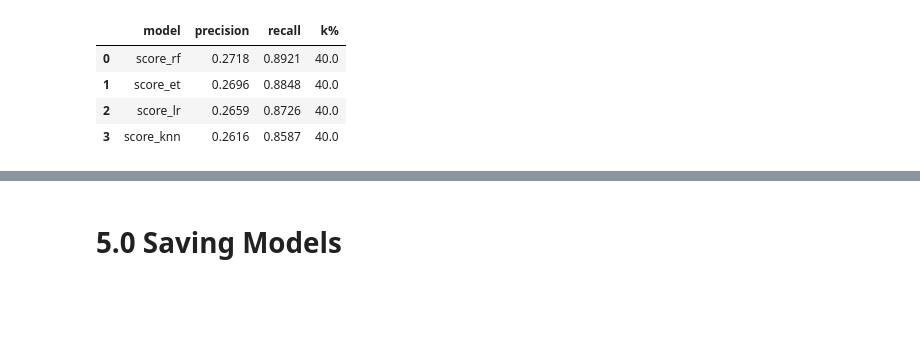
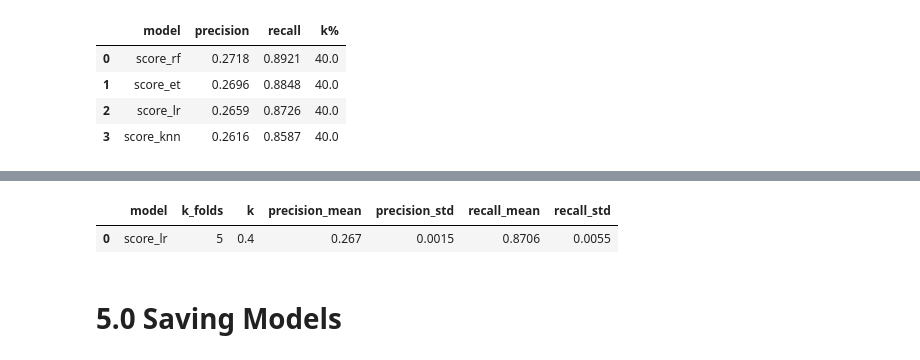
Before and after one commit to joaomj/health_insurance_cross_sell, a Jupyter notebook: health_insurance_cross-sell/notebooks/machine_learning.ipynb, the cells around one changed output, grey strips where cells are left out. Saved outputs shown, nothing was run; the diff lists cells and outputs as text; code cells hidden in the pictures; blank space fills up the shorter version.

Commit message:
K-Fold cross validation implementation started

```diff
--- a/health_insurance_cross-sell/notebooks/machine_learning.ipynb
+++ b/health_insurance_cross-sell/notebooks/machine_learning.ipynb
@@ -20,7 +20,10 @@ from sklearn import linear_model as lm
 # %% [markdown]
 # 0.1. Helper Functions
 # %%
-def precision_at_k (data, score, k = 2000):
+def precision_at_k (data, score, sample_perc = 0.5):
+
+    # transform sample_perc into k-row value
+    k = int(len(data) * sample_perc) # get corresponding row of the dataset
 
     # sort list by propensity score value
     data = data.sort_values(score, ascending = False)
@@ -36,7 +39,10 @@ def precision_at_k (data, score, k = 2000):
     # return precision value at k row
     return data.loc[k, 'precision_at_k']
 
-def recall_at_k (data, score, k = 2000):
+def recall_at_k (data, score, sample_perc = 0.5):
+
+    # transform sample_perc into k-row value
+    k = int(len(data) * sample_perc) # get corresponding row of the dataset
 
     # sort list by propensity score value
     data = data.sort_values(score, ascending = False)
@@ -345,15 +353,13 @@ df_perf['score_et'] = yhat_et[:,1].tolist() # get all propensity score values of
 # propensity score - from Random Forest Model
 df_perf['score_rf'] = yhat_rf[:,1].tolist() # get all propensity score values of response = 1 then converts to list
 
-
-sample_perc = 0.4 # % of sample
-k = int(len(df_perf) * sample_perc) # get corresponding row of the dataset
-
+# models to evaluate
 scores = ['score_knn', 'score_lr', 'score_et', 'score_rf']
 
+# create list to store performance metrics
+performance = []
 
-# create lists to store performance metrics
-performance = []
+k = 0.4 # sample percentage
 
 for i in scores:
     # compute Precision at k (Precision Top K) = ratio of True Positives within all Positives?
@@ -367,7 +373,7 @@ for i in scores:
 
 # convert performance metrics list to dataframe
 df_perf_rank = pd.DataFrame(performance, columns = ['model', 'precision', 'recall', 'k%'])
-df_perf_rank['k%'] = (df_perf_rank['k%'] / len(df_perf)) * 100
+df_perf_rank['k%'] = df_perf_rank['k%'] * 100
 df_perf_rank = df_perf_rank.round(decimals = {'precision' : 4, 'recall' : 4 , 'k%' : 0}).sort_values('recall', ascending = False).reset_index(drop=True)
 # %%
 df_perf_rank
@@ -380,3 +456,26 @@ df_perf_rank
+# %%
+rank = pd.DataFrame(performance, columns = ['model', 'precision', 'recall', 'k%'])
+rank['k%'] = rank['k%'] * 100
+# rank = rank.round(decimals = {'precision' : 4, 'recall' : 4 , 'k%' : 0}).sort_values('recall', ascending = False).reset_index(drop=True)
+
+# print('Recall Mean is: ', format(rank['recall'].mean()))
+# print('Recall Standard Deviation is: ', format(rank['recall'].std()))
+# print('Recall is: {}'.format(round(rank['recall'].mean(), 4)) + ' +/- ' + '{}'.format(round(2*rank['recall'].std(), 4)))
+
+k_folds = 5
+perf_metrics = []
+precision_mean = round(rank['precision'].mean(), 4)
+precision_std = round(rank['precision'].std(), 4)
+recall_mean = round(rank['recall'].mean(), 4)
+recall_std = round(rank['recall'].std(), 4)
+perf_metrics.append([i, k_folds, k, precision_mean, precision_std, recall_mean, recall_std])
+
+perf_metrics
+perf_metrics_df = pd.DataFrame(perf_metrics, columns = ['model', 'k_folds', 'k', 'precision_mean', 'precision_std', 'recall_mean', 'recall_std'])
+perf_metrics_df
+# %% [output]
+|  | model | k_folds | k | precision_mean | precision_std | recall_mean | recall_std |
+| 0 | score_lr | 5 | 0.4 | 0.267 | 0.0015 | 0.8706 | 0.0055 |
 # %% [markdown]
 # 5.0 Saving Models
 # %% [markdown]
```
Also changed, not shown: parts of 7 cells of this notebook.
